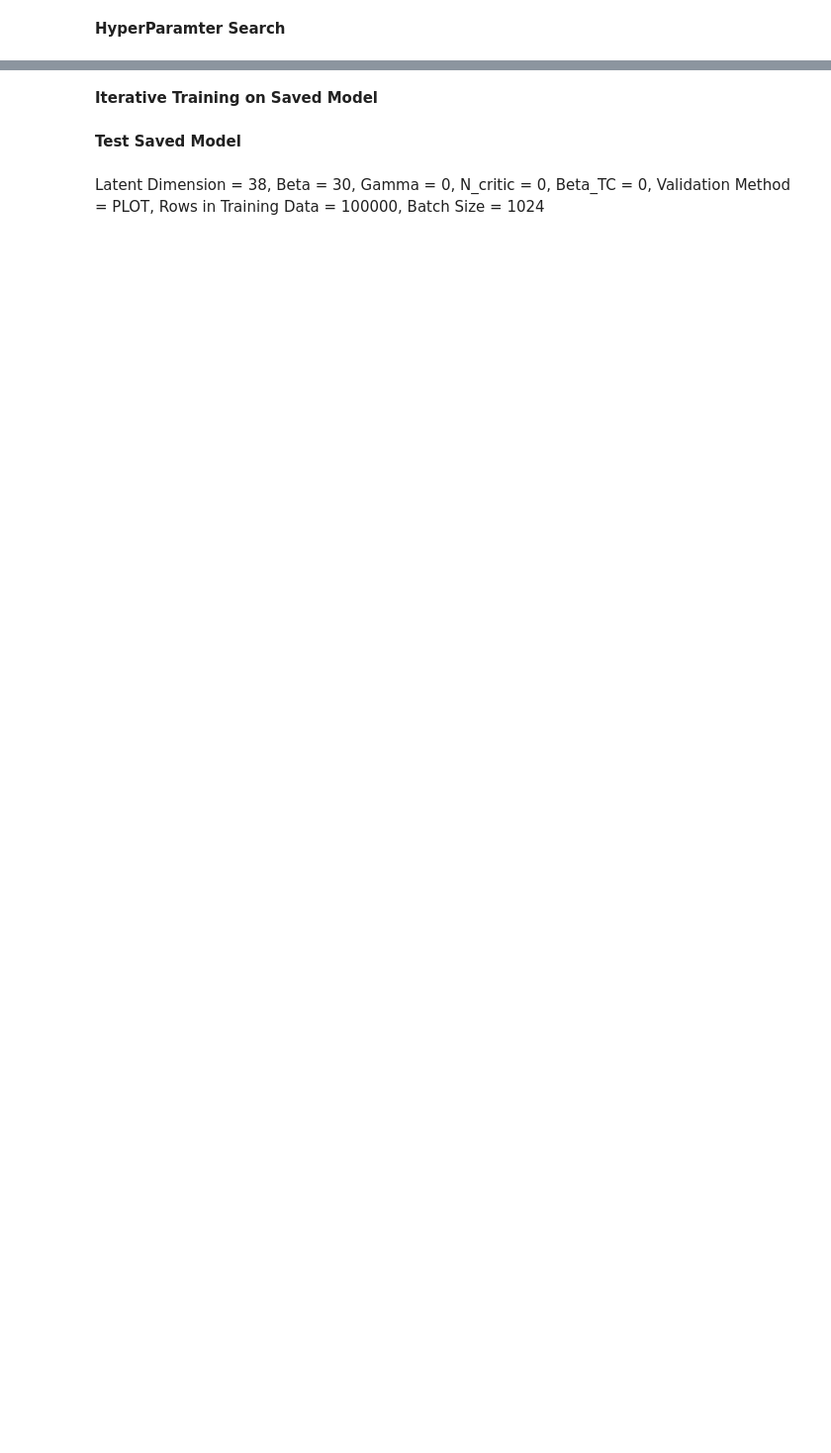
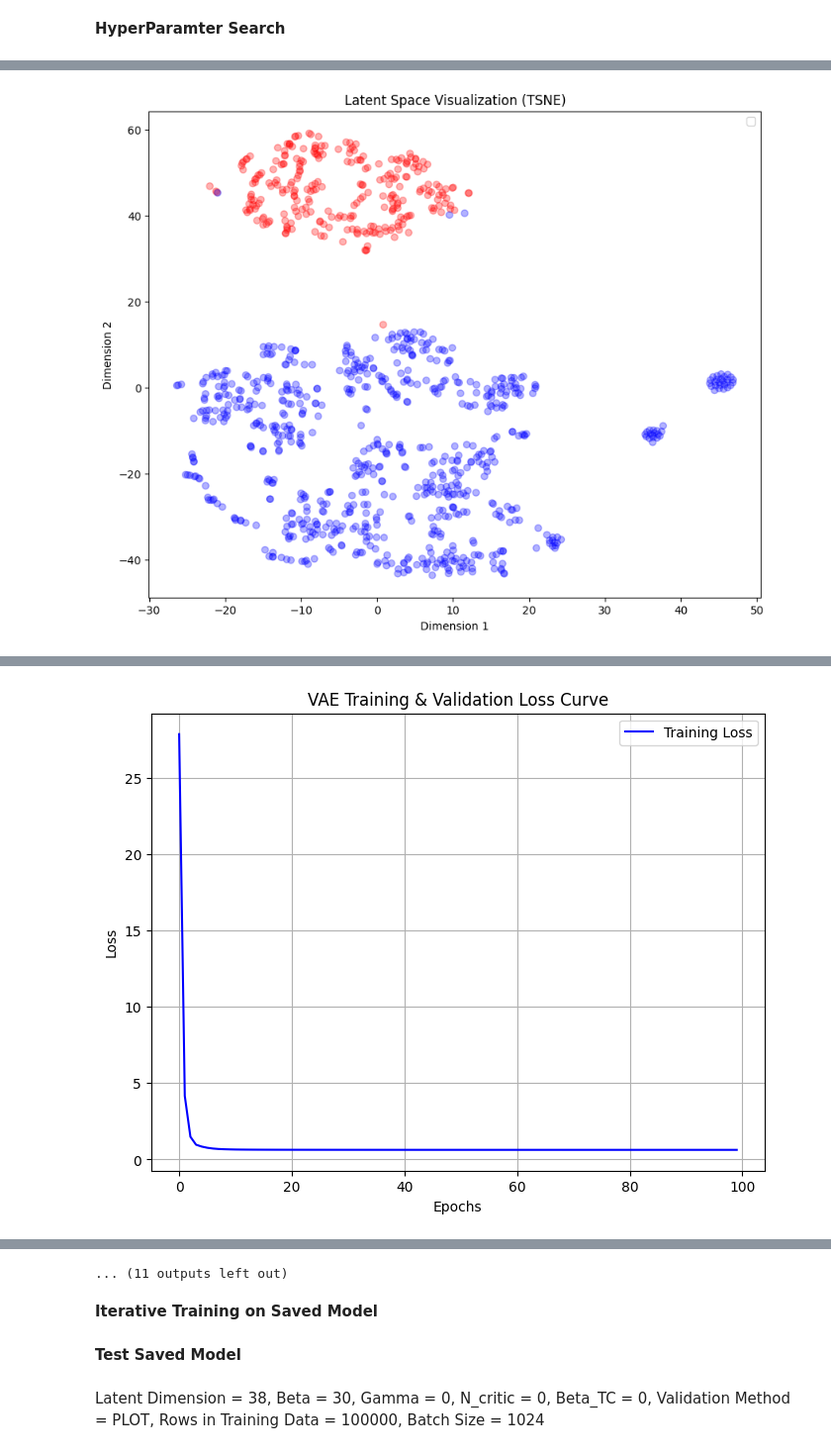
Before and after one commit to Samin765/Edge-Deployable-Unsupervised-IDS-for-CAN, a Jupyter notebook: VAE_multiple_samples_.ipynb, the cells around one changed output, grey strips where cells are left out. Shown at 99% size. Saved outputs shown, nothing was run; the diff lists cells and outputs as text; code cells hidden in the pictures; blank space fills up the shorter version.

Commit message:
Embedding and reconstruction fixes, id to continous

```diff
--- a/VAE_multiple_samples_.ipynb
+++ b/VAE_multiple_samples_.ipynb
@@ -131,10 +139,11 @@ else:
     # Attack based on Channel
     preprocessed_DoS_channel2_csv_path = './Dataset/Attack_Logs/dos_attack_channel2.csv'  # DoS on channel 2 (Red Channel)
     preprocessed_Replay_channel2_csv_path = './Dataset/Attack_Logs/replay_attack_channel2.csv'  # Replay on channel 2 (Red Channel)
+    preprocessed_new_Replay_channel2_csv_path = './Dataset/Attack_Logs/new_replay_attack_channel2.csv'  # Replay on channel 2 (Red Channel)
     preprocessed_Suspension_channel2_csv_path = './Dataset/Attack_Logs/suspension_attack_channel2.csv'  # Suspension on channel 2 (Red Channel)
     preprocessed_Spoofing_channel2_csv_path = './Dataset/Attack_Logs/spoofing_attack_channel2.csv'  # Spoofing on channel 2 (Red Channel)
     preprocessed_new_Spoofing_channel2_csv_path = './Dataset/Attack_Logs/new_spoofing_attack_channel2.csv'  # Spoofing on channel 2 (Red Channel)
-
+    preprocessed_parkingBrake_Spoofing_channel2_csv_path = './Dataset/Attack_Logs/ParkingBrakeController_EPB__spoofing_attack_channel2.csv'  # Spoofing on channel 2 (Red Channel)
 
     # Unprocessed Channel Data
     preprocessed_normal_channel0_csv_path = './Dataset/Channel_Logs/channel0Logs.csv'
@@ -319,11 +393,13 @@ class VAE_multiplesamples(Model):
             layers.InputLayer(shape=(latent_dim,)),
             layers.RepeatVector(window_size),
             layers.LSTM(128, activation = 'relu', return_sequences = True),
-            layers.TimeDistributed(layers.Dense(input_dim, activation='sigmoid'))  # Output must match (window_size, input_dim)
+            #layers.TimeDistributed(layers.Dense(input_dim, activation='sigmoid'))  # Output must match (window_size, input_dim)
+            layers.TimeDistributed(layers.Dense(input_dim))  # Output must match (window_size, input_dim)
         ])
         #####################################################################################
         ## FactorVAE ##
         # Discriminator for TC estimation
+        """
         self.discriminator = tf.keras.Sequential([
                 layers.InputLayer(shape=(latent_dim,)),
                 #layers.Dense(512),
@@ -353,6 +429,7 @@ class VAE_multiplesamples(Model):
                 layers.Dense(2)
                 #layers.Dense(1, activation='sigmoid')
             ])
+        """
         #####################################################################################
 
     ## Standard VAE Functions ##
@@ -784,7 +860,7 @@ class VAE_2x(Model):
         # Encoder
         self.encoder = tf.keras.Sequential([
             layers.InputLayer(shape=(window_size, input_dim)),  # Sequence input shape (window_size, input_dim) Experiment: HE Init
-            layers.LSTM(128, activation='relu', return_sequences=True),
+            layers.LSTM(200, activation='relu', return_sequences=True),
             #layers.Flatten()#layers.flatten 32* 50 , if this is removed u need to uncomment pooling in encode()
             layers.GlobalAveragePooling1D()
         ])
@@ -795,12 +871,13 @@ class VAE_2x(Model):
         self.decoder = tf.keras.Sequential([
             layers.InputLayer(shape=(latent_dim,)),
             layers.RepeatVector(window_size),
-            layers.LSTM(128, activation = 'relu', return_sequences = True),
+            layers.LSTM(10, activation = 'relu', return_sequences = True),
             layers.TimeDistributed(layers.Dense(input_dim, activation='sigmoid'))  # Output must match (window_size, input_dim)
         ])
         #####################################################################################
         ## FactorVAE ##
         # Discriminator for TC estimation
+        """
         self.discriminator = tf.keras.Sequential([
                 layers.InputLayer(shape=(latent_dim,)),
                 #layers.Dense(512),
@@ -830,6 +907,7 @@ class VAE_2x(Model):
                 layers.Dense(2)
                 #layers.Dense(1, activation='sigmoid')
             ])
+        """
         #####################################################################################
 
     ## Standard VAE Functions ##
@@ -1020,7 +1098,7 @@ class VAE_2x_weak_generator(Model):
         # Encoder
         self.encoder = tf.keras.Sequential([
             layers.InputLayer(shape=(window_size, input_dim)),  # Sequence input shape (window_size, input_dim) Experiment: HE Init
-            layers.LSTM(400, activation='relu', return_sequences=True),
+            layers.LSTM(200, activation='relu', return_sequences=True),
             #layers.BatchNormalization(), # Experiment: BN
             layers.LSTM(180, activation='relu', return_sequences= True),
             layers.LSTM(80, activation='relu', return_sequences= True), # return sequence?
@@ -1037,12 +1115,13 @@ class VAE_2x_weak_generator(Model):
             layers.LSTM(80, activation = 'relu', return_sequences = True),
             layers.LSTM(180, activation='relu', return_sequences=True),
             #layers.BatchNormalization(),
-            layers.LSTM(400, activation='relu', return_sequences=True),
+            layers.LSTM(200, activation='relu', return_sequences=True),
             layers.TimeDistributed(layers.Dense(input_dim, activation='sigmoid'))  # Output must match (window_size, input_dim)
         ])
         #####################################################################################
         ## FactorVAE ##
         # Discriminator for TC estimation
+        """
         self.discriminator = tf.keras.Sequential([
                 layers.InputLayer(shape=(latent_dim,)),
                 #layers.Dense(512),
@@ -1072,6 +1151,7 @@ class VAE_2x_weak_generator(Model):
                 layers.Dense(2)
                 #layers.Dense(1, activation='sigmoid')
             ])
+        """
         #####################################################################################
 
     ## Standard VAE Functions ##
@@ -1478,8 +1693,8 @@ reload(anomaly_detection_functions)
 # Regular HYPERPARAMETERS
 input_dim = np.size(processeddataframe['features'][0])
 #input_dim = 42
-epochs = 80
-n_samples = 1
+epochs = 100
+n_samples = 8
 # Best 512 settigns: AdamW with LR=1e-05, WD=1e-06, Beta1=0.85, Beta2=0.98
 learning_rate = 1e-04
 weight_decay = 1e-06
@@ -1507,11 +1722,12 @@ cosine_decay_schedule = CosineDecay(
 )
 
 # Hyperparameter search space
-latent_dims = [38,45]  # Example values for latent dimension
-beta_values = [30,15]
+latent_dims = [60,50]  # Example values for latent dimension
+beta_values = [30,80]
 
 it = 0
-
+reconstruction_AD = True
+latent_AD = False
 # Iterate over all combinations
 for latent_dim, beta in itertools.product(latent_dims, beta_values):
     time = datetime.now().strftime("%H-%M")
@@ -1526,10 +1742,10 @@ for latent_dim, beta in itertools.product(latent_dims, beta_values):
     VAE_2x_weakGen = VAE_2x_weak_generator(input_dim=input_dim, latent_dim=latent_dim, window_size= window_size)
 
     #optimizer = tf.keras.optimizers.AdamW(learning_rate=learning_rate, weight_decay=weight_decay, beta_1=beta1, beta_2=beta2)
-    optimizer = tf.keras.optimizers.AdamW(learning_rate=learning_rate)
-    optimizer_weakGen = tf.keras.optimizers.AdamW(learning_rate=learning_rate)
+    optimizer = tf.keras.optimizers.AdamW(learning_rate=cosine_decay_schedule)
+    optimizer_weakGen = tf.keras.optimizers.AdamW(learning_rate=cosine_decay_schedule)
     optimizer_2x = tf.keras.optimizers.AdamW(learning_rate=cosine_decay_schedule)
-    optimizer_2x_weakGen = tf.keras.optimizers.AdamW(learning_rate=learning_rate)
+    optimizer_2x_weakGen = tf.keras.optimizers.AdamW(learning_rate=cosine_decay_schedule)
     discriminator_optimizer = tf.keras.optimizers.AdamW(learning_rate=learning_rate_disc)
 
     print("VAE--------------")
@@ -1542,6 +1758,10 @@ for latent_dim, beta in itertools.product(latent_dims, beta_values):
 
     plot_loss_curve(train_losses, val_losses , real_epochs, latent_dim, time,n_rows_train, show_val= show_val, AWS = AWS, s3 = s3, BUCKET = BUCKET)
     get_latent_representations_label(vae, test_dataset, latent_dim, beta,n_critic,gamma,time,epoch = real_epochs,name = model_name,type = 'TSNE', save = True, AWS = AWS, s3 = s3, BUCKET = BUCKET)
+
+    reconstruction_threshold, latent_threshold, mean_train, variance_train, loaded_vae, tree = get_threshold_from_train(model_path,train_dataset, val_dataset,reconstruction_AD, latent_AD)
+    results, distances = anomaly_detection(loaded_vae, test_dataset , reconstruction_AD, latent_AD, mean_train, variance_train, tree = tree, debug = True)
+    reconstruction_accuracy , latent_accuracy = get_anomaly_detection_accuracy(reconstruction_AD, latent_AD, results,reconstruction_threshold,distances,latent_threshold,model_name, latent_dim,epochs,time,n_rows_train, AWS = AWS, s3=s3, BUCKET = BUCKET)
     print("-----------------------------------------------")
 
     del vae, optimizer
@@ -1561,6 +1781,10 @@ for latent_dim, beta in itertools.product(latent_dims, beta_values):
 
     plot_loss_curve(train_losses, val_losses , real_epochs, latent_dim, time,n_rows_train, show_val= show_val, AWS = AWS, s3 = s3, BUCKET = BUCKET)
     get_latent_representations_label(vae_weakGen, test_dataset, latent_dim, beta,n_critic,gamma,time,epoch = real_epochs,name = model_name,type = 'TSNE', save = True, AWS = AWS, s3 = s3, BUCKET = BUCKET)
+
+    reconstruction_threshold, latent_threshold, mean_train, variance_train, loaded_vae, tree = get_threshold_from_train(model_path,train_dataset, val_dataset,reconstruction_AD, latent_AD)
+    results, distances = anomaly_detection(loaded_vae, test_dataset , reconstruction_AD, latent_AD, mean_train, variance_train, tree = tree, debug = True)
+    reconstruction_accuracy , latent_accuracy = get_anomaly_detection_accuracy(reconstruction_AD, latent_AD, results,reconstruction_threshold,distances,latent_threshold,model_name, latent_dim,epochs,time,n_rows_train, AWS = AWS, s3=s3, BUCKET = BUCKET)
     print("-----------------------------------------------")
 
     del vae_weakGen, optimizer_weakGen
@@ -1581,6 +1805,10 @@ for latent_dim, beta in itertools.product(latent_dims, beta_values):
 
     plot_loss_curve(train_losses, val_losses , real_epochs, latent_dim, time,n_rows_train, show_val= show_val, AWS = AWS, s3 = s3, BUCKET = BUCKET)
     get_latent_representations_label(vae_2x, test_dataset, latent_dim, beta,n_critic,gamma,time,epoch = real_epochs,name = model_name,type = 'TSNE', save = True, AWS = AWS, s3 = s3, BUCKET = BUCKET)
+
+    reconstruction_threshold, latent_threshold, mean_train, variance_train, loaded_vae, tree = get_threshold_from_train(model_path,train_dataset, val_dataset,reconstruction_AD, latent_AD)
+    results, distances = anomaly_detection(loaded_vae, test_dataset , reconstruction_AD, latent_AD, mean_train, variance_train, tree = tree, debug = True)
+    reconstruction_accuracy , latent_accuracy = get_anomaly_detection_accuracy(reconstruction_AD, latent_AD, results,reconstruction_threshold,distances,latent_threshold,model_name, latent_dim,epochs,time,n_rows_train, AWS = AWS, s3=s3, BUCKET = BUCKET)
     print("-----------------------------------------------")
 
     del vae_2x, optimizer_2x
@@ -1601,9 +1829,14 @@ for latent_dim, beta in itertools.product(latent_dims, beta_values):
 
     plot_loss_curve(train_losses, val_losses , real_epochs, latent_dim, time,n_rows_train, show_val= show_val, AWS = AWS, s3 = s3, BUCKET = BUCKET)
     get_latent_representations_label(VAE_2x_weakGen, test_dataset, latent_dim, beta,n_critic,gamma,time,epoch = real_epochs,name = model_name,type='TSNE', save = True, AWS = AWS, s3 = s3, BUCKET = BUCKET)
+
+    reconstruction_threshold, latent_threshold, mean_train, variance_train, loaded_vae, tree = get_threshold_from_train(model_path,train_dataset, val_dataset,reconstruction_AD, latent_AD)
+    results, distances = anomaly_detection(loaded_vae, test_dataset , reconstruction_AD, latent_AD, mean_train, variance_train, tree = tree, debug = True)
+    reconstruction_accuracy , latent_accuracy = get_anomaly_detection_accuracy(reconstruction_AD, latent_AD, results,reconstruction_threshold,distances,latent_threshold,model_name, latent_dim,epochs,time,n_rows_train, AWS = AWS, s3=s3, BUCKET = BUCKET)
     print("-----------------------------------------------")
 
     del VAE_2x_weakGen, optimizer_2x_weakGen
     K.clear_session()
     gc.collect()
     #tf.config.experimental.reset_memory_stats('/GPU:0')
+# %% [output]
@@ -1609,0 +1860 @@ for latent_dim, beta in itertools.product(latent_dims, beta_values):
+[figure, added]
@@ -1609,0 +1878 @@ for latent_dim, beta in itertools.product(latent_dims, beta_values):
+[figure, added]
@@ -1610,3 +1935,4 @@ for latent_dim, beta in itertools.product(latent_dims, beta_values):
+... (11 outputs left out)
 # %% [markdown]
 **Iterative Training on Saved Model**
 # %%
```
Also changed, not shown: parts of 16 cells of this notebook, 6 other files.
